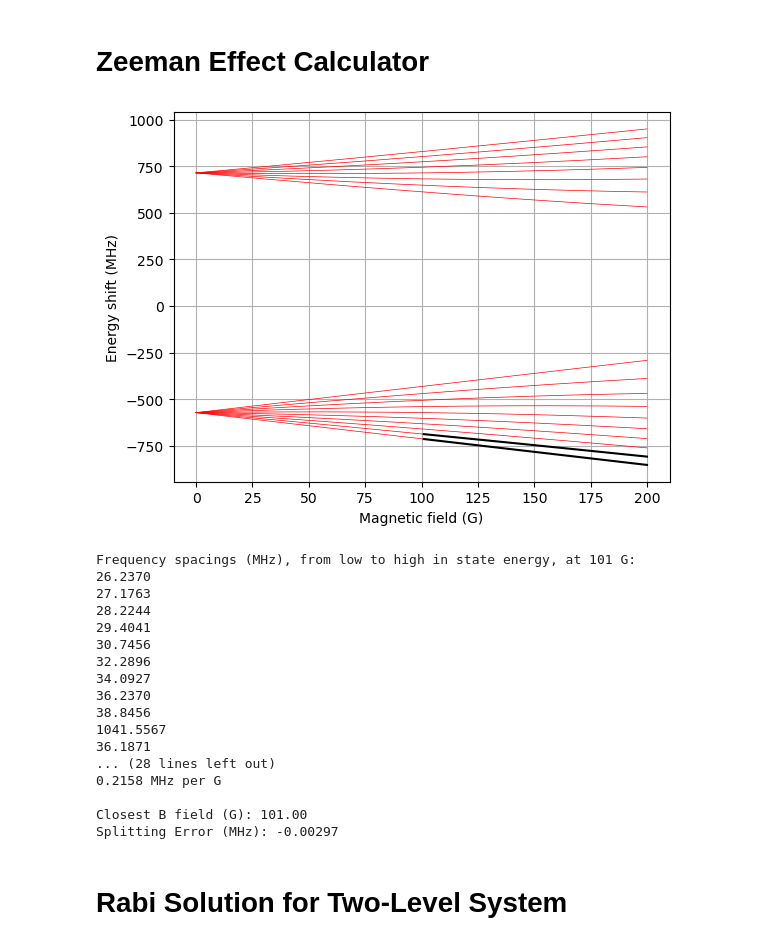
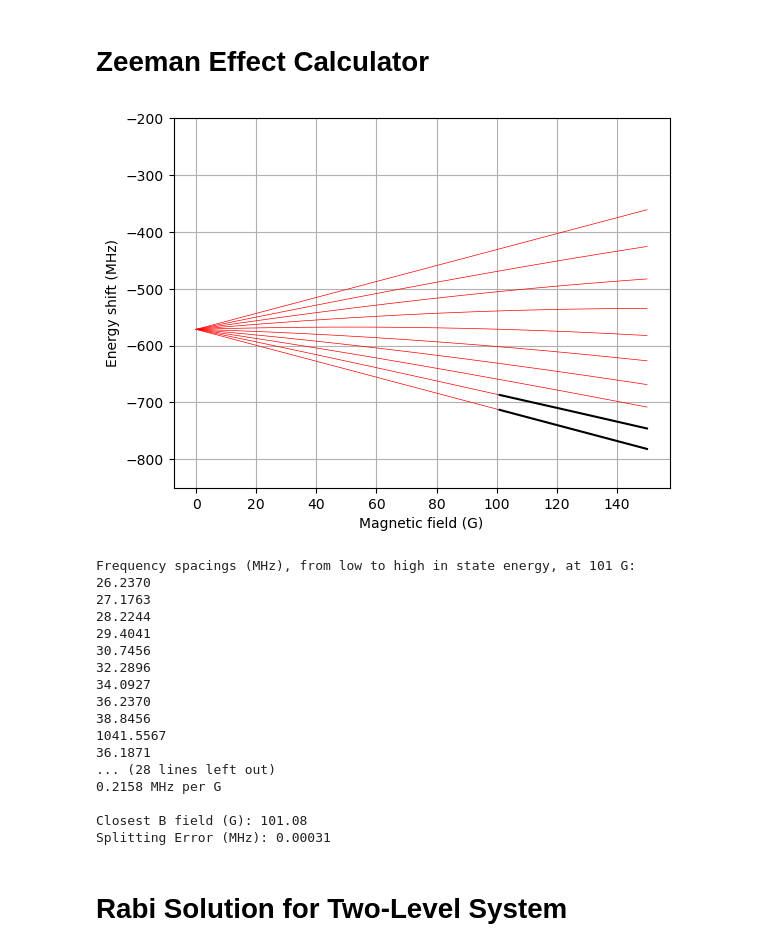
Before and after one commit to huanium/huanium, a Jupyter notebook: MIT_PhD/Fermi1/Fermi1 Calculator.ipynb, the cells around one changed output. Saved outputs shown, nothing was run; the diff lists cells and outputs as text; code cells hidden in the pictures.

```diff
--- a/MIT_PhD/Fermi1/Fermi1 Calculator.ipynb
+++ b/MIT_PhD/Fermi1/Fermi1 Calculator.ipynb
@@ -249,27 +228,26 @@ def zeeman_splitting_calculator(J, I, gI, L, S, B_main, B_start, B_end, num_B, A
     return
 # %%
 # Zeeman calculator cell
-
 B_start = 0
-B_end = 200
+B_end = 150
 B_main = 101 # G
-num_B = 1000
+num_B = 10000
 
 # Careful what you type in here!
 Ahf = K40Ahf_s12
 Bhf = K40Bhf_s12
 L = 0
 S = 1/2
 J = 1/2
 I = K40I
 gI = K40gI
 
 zeeman_splitting_calculator(J, I, gI, L, S, B_main, B_start, B_end, num_B, Ahf, Bhf,
-                            plotting = True, highlight_HF_states = [1,2], plot_range = None,
+                            plotting = True, highlight_HF_states = [1,2], plot_range = [-850,-200],
                             single_B_field_calc_mode = True, print_field_sensitivity_between = [1,2],
-                            search_mode = True, splitting = 26.240, splitting_between_states = [1,2])
+                            search_mode = True, splitting = 26.254, splitting_between_states = [1,2])
 # %% [output]
-[figure, old version]
+[figure, new version]
 Frequency spacings (MHz), from low to high in state energy, at 101 G:
 26.2370
 27.1763
@@ -285,8 +263,8 @@ Frequency spacings (MHz), from low to high in state energy, at 101 G:
 ... (28 lines left out)
 0.2158 MHz per G
 
-Closest B field (G): 101.00
-Splitting Error (MHz): -0.00297
+Closest B field (G): 101.08
+Splitting Error (MHz): 0.00031
 # %% [markdown]
 # <font size=5, color='black'> Rabi Solution for Two-Level System </font>
 # %%
```
Also changed, not shown: parts of 4 cells of this notebook, 13 other files.
